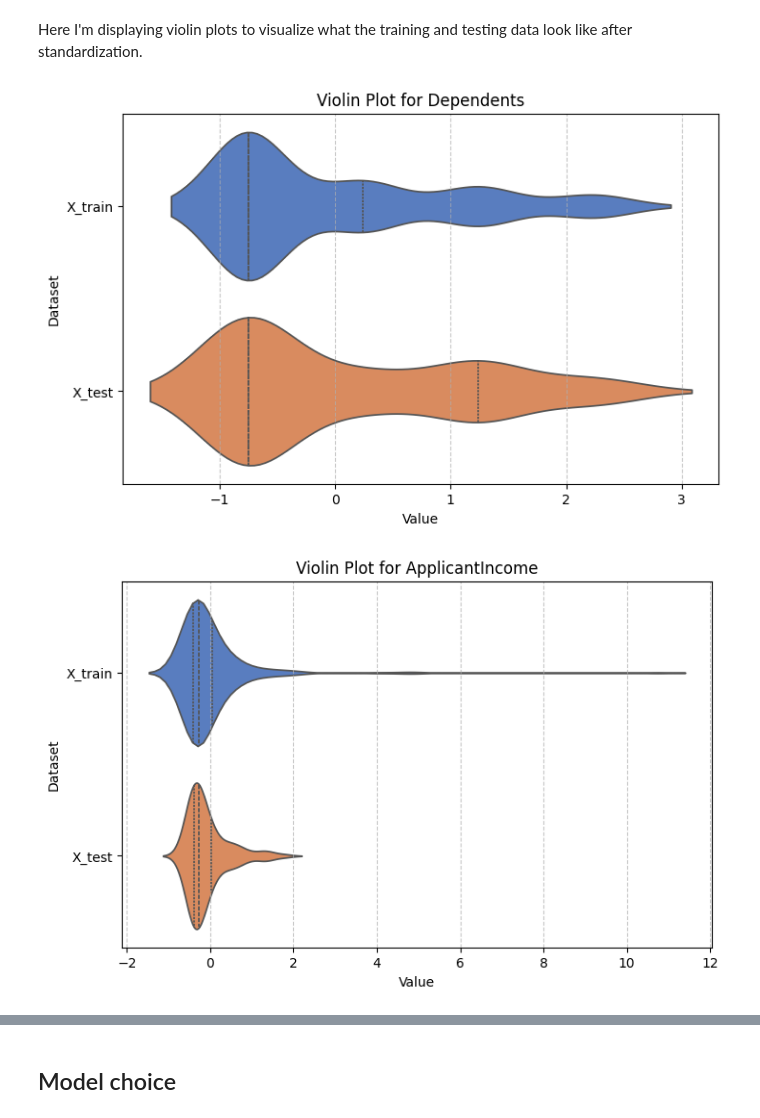
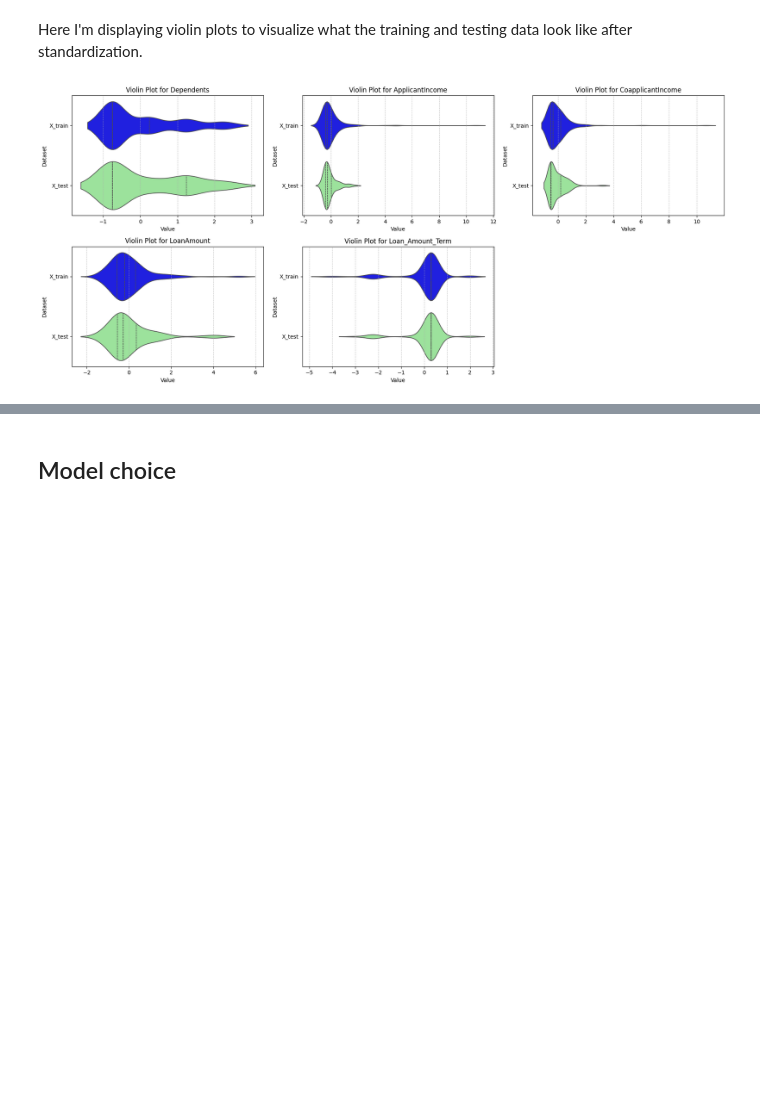
Before and after one commit to TonyVallad/Simplon, a Jupyter notebook: Brief_Prediction_Eligibilite_Credit_Banque/Notebook_Prediction_Eligibilite.ipynb, the cells around one changed output, grey strips where cells are left out. Saved outputs shown, nothing was run; the diff lists cells and outputs as text; code cells hidden in the pictures; blank space fills up the shorter version.

```diff
--- a/Brief_Prediction_Eligibilite_Credit_Banque/Notebook_Prediction_Eligibilite.ipynb
+++ b/Brief_Prediction_Eligibilite_Credit_Banque/Notebook_Prediction_Eligibilite.ipynb
@@ -972,45 +1027,65 @@ X_train.describe()
 # %% [markdown]
 Here I'm displaying violin plots to visualize what the training and testing data look like after standardization.
 # %%
-def visualize_violin_plots(X_train, X_test, columns_to_visualize):
+import math
+
+def visualize_violin_plots(X_train, X_test, columns_to_visualize, grid_width=3, color1="blue", color2="orange"):
     """
-    Visualizes horizontal violin plots for the specified columns in X_train and X_test.
+    Visualizes horizontal violin plots for the specified columns in X_train and X_test in a grid layout.
 
     Parameters:
     - X_train (pd.DataFrame): Training data.
     - X_test (pd.DataFrame): Testing data.
     - columns_to_visualize (list): List of columns to visualize.
+    - grid_width (int): Maximum number of plots per row in the grid.
+    - color1 (str): Color for X_train plots.
+    - color2 (str): Color for X_test plots.
 
     Returns:
-    - None: Displays violin plots for each specified column.
+    - None: Displays violin plots for each specified column in a grid layout.
     """
-    for column in columns_to_visualize:
-        plt.figure(figsize=(8, 5))
+    num_columns = len(columns_to_visualize)
+    num_rows = math.ceil(num_columns / grid_width)
 
+    # Set up the grid
+    fig, axes = plt.subplots(num_rows, grid_width, figsize=(grid_width * 6, num_rows * 4), squeeze=False)
+    axes = axes.flatten()
+
+    for i, column in enumerate(columns_to_visualize):
         # Combine train and test data for a shared violin plot
         combined_data = (
             pd.concat([
                 X_train[column].to_frame().assign(Set="X_train"),
                 X_test[column].to_frame().assign(Set="X_test")
             ])
             .rename(columns={column: "Value"})
         )
 
-        # Plot horizontal violin plot with updated density_norm parameter
+        # Plot horizontal violin plot with hue and legend disabled
         sns.violinplot(
-            x="Value", y="Set", data=combined_data, density_norm="width", inner="quartile", palette="muted", hue="Set", legend=False
+            ax=axes[i],
+            x="Value",
+            y="Set",
+            data=combined_data,
+            hue="Set",
+            palette={ "X_train": color1, "X_test": color2 },
+            density_norm="width",
+            inner="quartile",
+            legend=False
         )
+        axes[i].set_title(f"Violin Plot for {column}")
+        axes[i].set_xlabel("Value")
+        axes[i].set_ylabel("Dataset")
+        axes[i].grid(axis="x", linestyle="--", alpha=0.7)
 
-        plt.title(f"Violin Plot for {column}")
-        plt.xlabel("Value")
-        plt.ylabel("Dataset")
-        plt.grid(axis="x", linestyle="--", alpha=0.7)
-        plt.show()
+    # Remove empty subplots
+    for j in range(i + 1, len(axes)):
+        fig.delaxes(axes[j])
 
-columns_to_standardize = columns_to_standardize
+    plt.tight_layout()
+    plt.show()
 
 # Visualize violin plots for specified columns
-visualize_violin_plots(X_train, X_test, columns_to_visualize=columns_to_standardize)
+visualize_violin_plots(X_train, X_test, columns_to_visualize=columns_to_standardize, grid_width=3, color1="blue", color2="lightgreen")
 # %% [output]
-[figure, old version]
+[figure, new version]
-[figure, removed]
```
Also changed, not shown: parts of 6 cells of this notebook.
